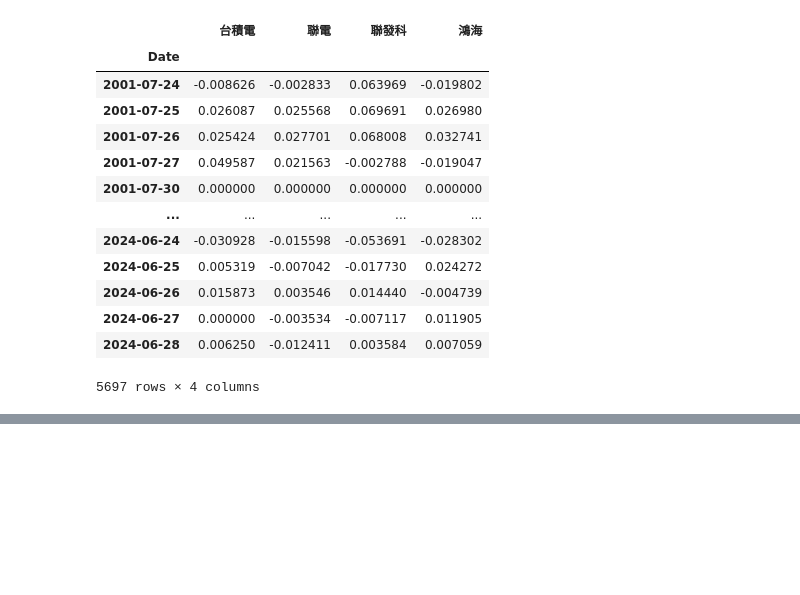
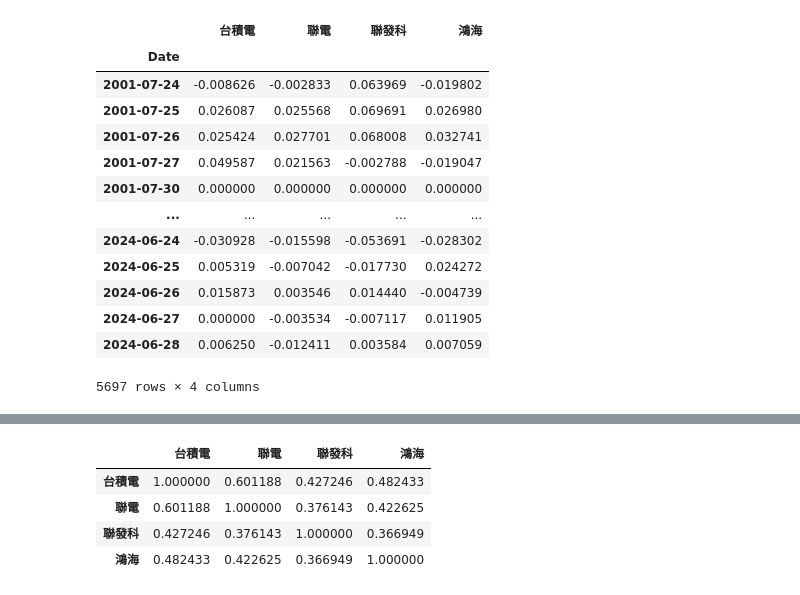
Before and after one commit to sanchangj/20240505_01, a Jupyter notebook: lesson18/lesson18_3.ipynb, the cells around one changed output, grey strips where cells are left out. Drawn from its saved outputs; the diff is of its cells as text; code cells hidden in the pictures; blank space fills up the shorter version.

```diff
--- a/lesson18/lesson18_3.ipynb
+++ b/lesson18/lesson18_3.ipynb
@@ -122,0 +164,8 @@ df5
+# %%
+df5.corr()
+# %% [output]
+|  | 台積電 | 聯電 | 聯發科 | 鴻海 |
+| 台積電 | 1.000000 | 0.601188 | 0.427246 | 0.482433 |
+| 聯電 | 0.601188 | 1.000000 | 0.376143 | 0.422625 |
+| 聯發科 | 0.427246 | 0.376143 | 1.000000 | 0.366949 |
+| 鴻海 | 0.482433 | 0.422625 | 0.366949 | 1.000000 |
```
Also changed, not shown: parts of 2 cells of this notebook.
